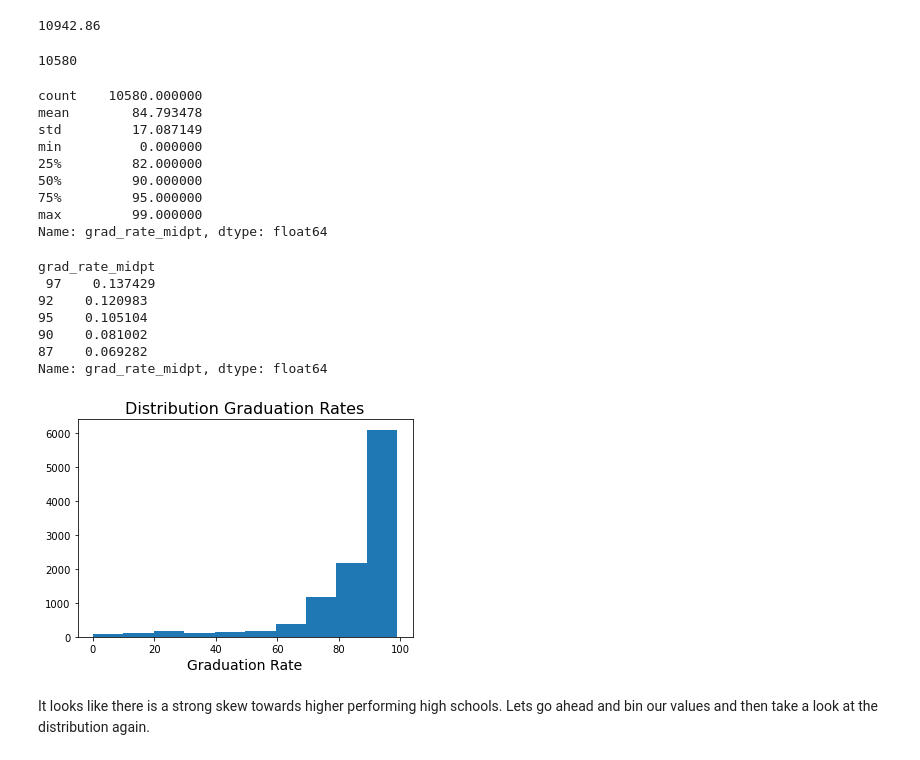
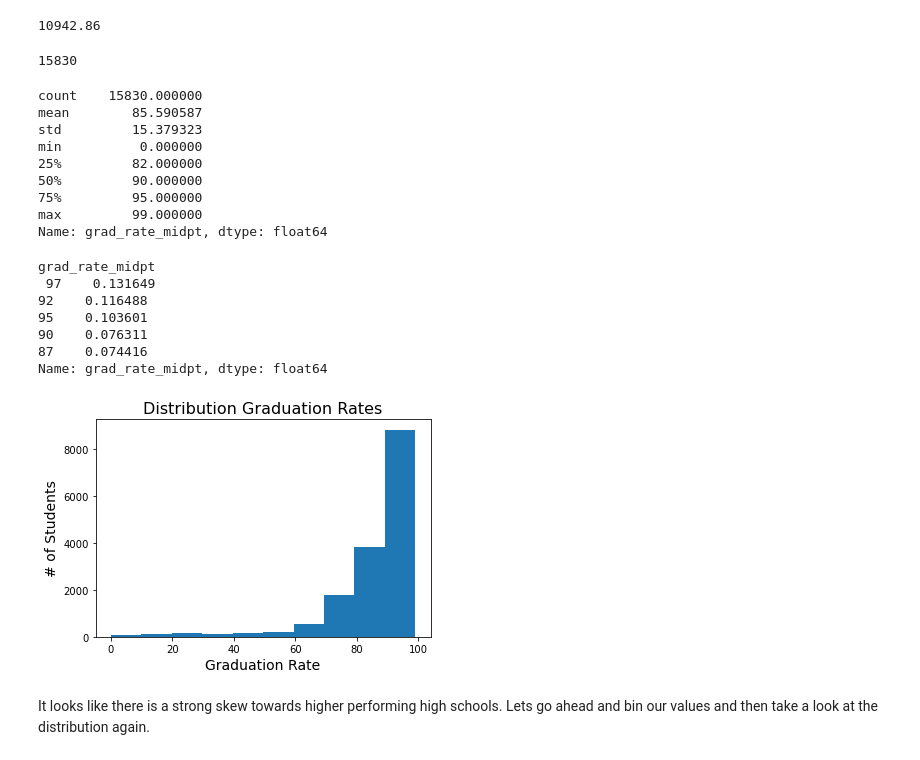
Before and after one commit to rstrickl7/graduation-rate-analysis, a Jupyter notebook: capstone-graduation-analysis.ipynb, the cells around one changed output. Saved outputs shown, nothing was run; the diff lists cells and outputs as text; code cells hidden in the pictures.

```diff
--- a/capstone-graduation-analysis.ipynb
+++ b/capstone-graduation-analysis.ipynb
@@ -241,10 +80,10 @@ df_district_west = pd.read_csv('data/EducationDataPortal_districts_west.csv')
 df_school_midwest = pd.read_csv('data/EducationDataPortal_schools_midwest.csv')
 df_district_midwest = pd.read_csv('data/EducationDataPortal_districts_midwest.csv')
 # %%
-# #Southern Atlantic United States school and district data
-# df_school_south_atl = pd.read_csv('data/EducationDataPortal_schools_south_atl.csv')
-# df_district_south_atl = pd.read_csv('data/EducationDataPortal_districts_south_atl.csv')
+#Southern Atlantic United States school and district data
+df_school_south_atl = pd.read_csv('data/EducationDataPortal_schools_south_atl.csv')
+df_district_south_atl = pd.read_csv('data/EducationDataPortal_districts_south_atl.csv')
 # %%
-# #Southern United States excluding south atlantic states school and district data
-# df_school_south = pd.read_csv('data/EducationDataPortal_schools_south.csv')
-# df_district_south = pd.read_csv('data/EducationDataPortal_districts_south.csv')
+#Southern Central United States school and district data
+df_school_south_central = pd.read_csv('data/EducationDataPortal_schools_south_central.csv')
+df_district_south_central = pd.read_csv('data/EducationDataPortal_districts_south_central.csv')
@@ -260,8 +105,8 @@ def percent_null_df (df,str_name):
 ## df_school
 # %%
 #Concatenate school info for all three states into one dataframe
-df_school = pd.concat([df_school_northeast, #df_school_south_atl,
-                       df_school_midwest, df_school_west])
+df_school = pd.concat([df_school_northeast, df_school_south_atl,
+                       df_school_midwest, df_school_west, df_school_south_central])
 # %%
 df_school['state_name'].value_counts(normalize=True, dropna=False)
 # %% [output]
@@ -594,7 +450,7 @@ df_school = df_school[df_school.grad_rate_midpt != 0]
 # %%
 df_school.shape[0]
 # %% [output]
-10580
+15830
 # %%
 # convert grad rate columns to numeric
 df_school[['grad_rate_midpt']] = df_school[['grad_rate_midpt']].astype(str).astype(float).astype(int)
@@ -603,9 +459,9 @@ df_school[['grad_rate_midpt']] = df_school[['grad_rate_midpt']].astype(str).asty
 
 print(df_school['grad_rate_midpt'].describe())
 # %% [output]
-count    10580.000000
-mean        84.793478
-std         17.087149
+count    15830.000000
+mean        85.590587
+std         15.379323
 min          0.000000
 25%         82.000000
 50%         90.000000
@@ -616,21 +472,22 @@ Name: grad_rate_midpt, dtype: float64
  print('grad_rate_midpt', '\n', df_school['grad_rate_midpt'].value_counts(normalize=True).head(), '\n\n')
 # %% [output]
 grad_rate_midpt
- 97    0.137429
-92    0.120983
-95    0.105104
-90    0.081002
-87    0.069282
+ 97    0.131649
+92    0.116488
+95    0.103601
+90    0.076311
+87    0.074416
 Name: grad_rate_midpt, dtype: float64
 # %%
 # Plot of the target status group
 
 plt.hist(df_school['grad_rate_midpt'])
 plt.xlabel('Graduation Rate', fontsize=14)
+plt.ylabel('# of Students', fontsize=14)
 plt.title("Distribution Graduation Rates", fontsize=16)
 plt.show()
 # %% [output]
-[figure, old version]
+[figure, new version]
 # %% [markdown]
 It looks like there is a strong skew towards higher performing high schools. Lets go ahead and bin our values and then take a look at the distribution again.
 # %% [markdown]
```
Also changed, not shown: parts of 198 cells of this notebook, 4 other files.
